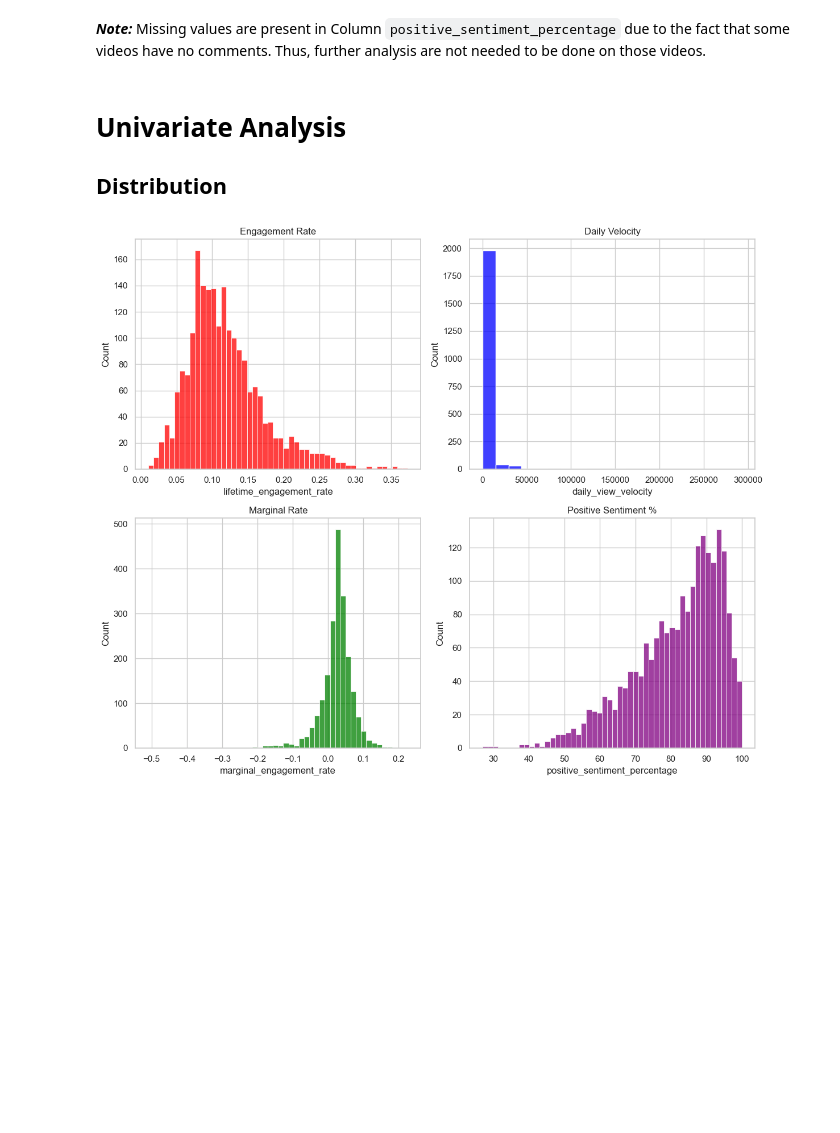
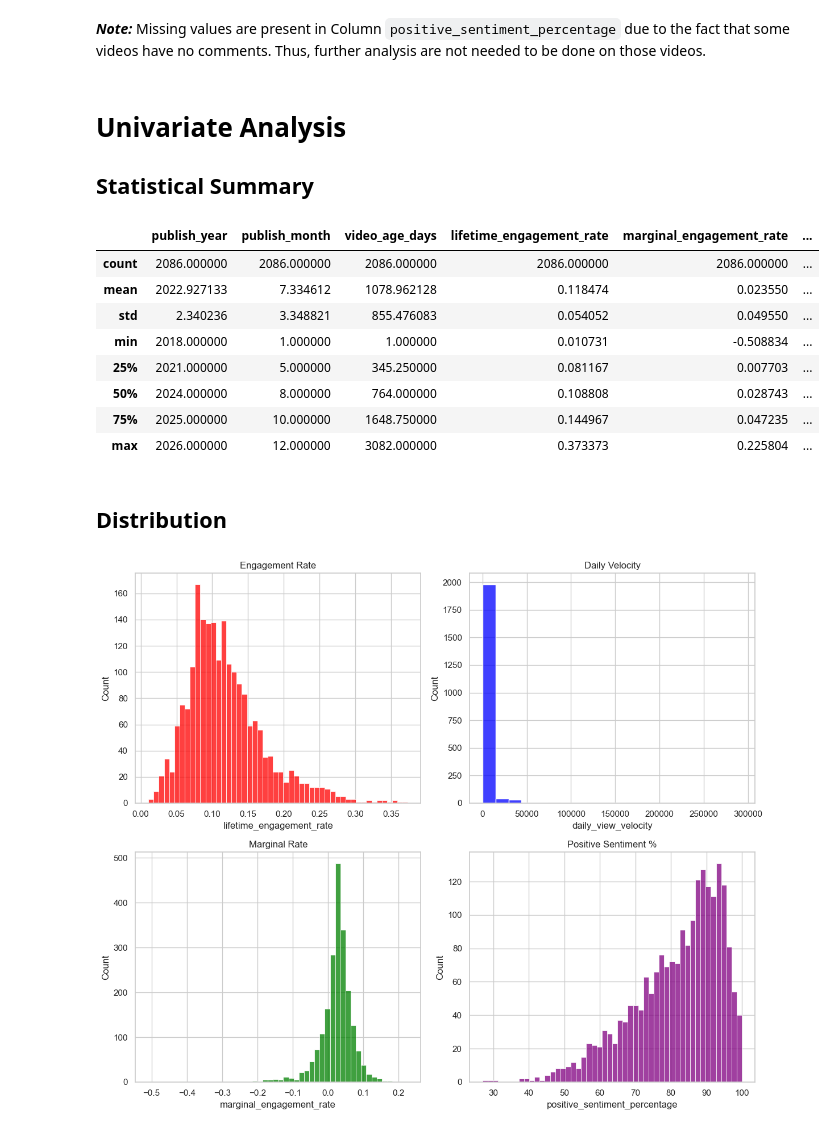
Before and after one commit to tejakusumahyusuf832/skz-pace, a Jupyter notebook: notebooks/3.0-yt-exploratory-data-analysis.ipynb, the cells around one changed output. Drawn from its saved outputs; the diff is of its cells as text; code cells hidden in the pictures; blank space fills up the shorter version.

```diff
--- a/notebooks/3.0-yt-exploratory-data-analysis.ipynb
+++ b/notebooks/3.0-yt-exploratory-data-analysis.ipynb
@@ -104,7 +105,21 @@ dtype: int64
 ***Note:*** Missing values are present in Column `positive_sentiment_percentage` due to the fact that some videos have no comments. Thus, further analysis are not needed to be done on those videos.
 # %% [markdown]
 # Univariate Analysis
-## Distribution
+## Statistical Summary
+# %%
+df.describe()
+# %% [output]
+|  | publish_year | publish_month | video_age_days | lifetime_engagement_rate | marginal_engagement_rate | ... |
+| count | 2086.000000 | 2086.000000 | 2086.000000 | 2086.000000 | 2086.000000 | ... |
+| mean | 2022.927133 | 7.334612 | 1078.962128 | 0.118474 | 0.023550 | ... |
+| std | 2.340236 | 3.348821 | 855.476083 | 0.054052 | 0.049550 | ... |
+| min | 2018.000000 | 1.000000 | 1.000000 | 0.010731 | -0.508834 | ... |
+| 25% | 2021.000000 | 5.000000 | 345.250000 | 0.081167 | 0.007703 | ... |
+| 50% | 2024.000000 | 8.000000 | 764.000000 | 0.108808 | 0.028743 | ... |
+| 75% | 2025.000000 | 10.000000 | 1648.750000 | 0.144967 | 0.047235 | ... |
+| max | 2026.000000 | 12.000000 | 3082.000000 | 0.373373 | 0.225804 | ... |
+# %% [markdown]
+## Distribution
 # %%
 # Set the visual style
 sns.set_theme(style="whitegrid")
```
Also changed, not shown: parts of 25 cells of this notebook, 1 other file.
